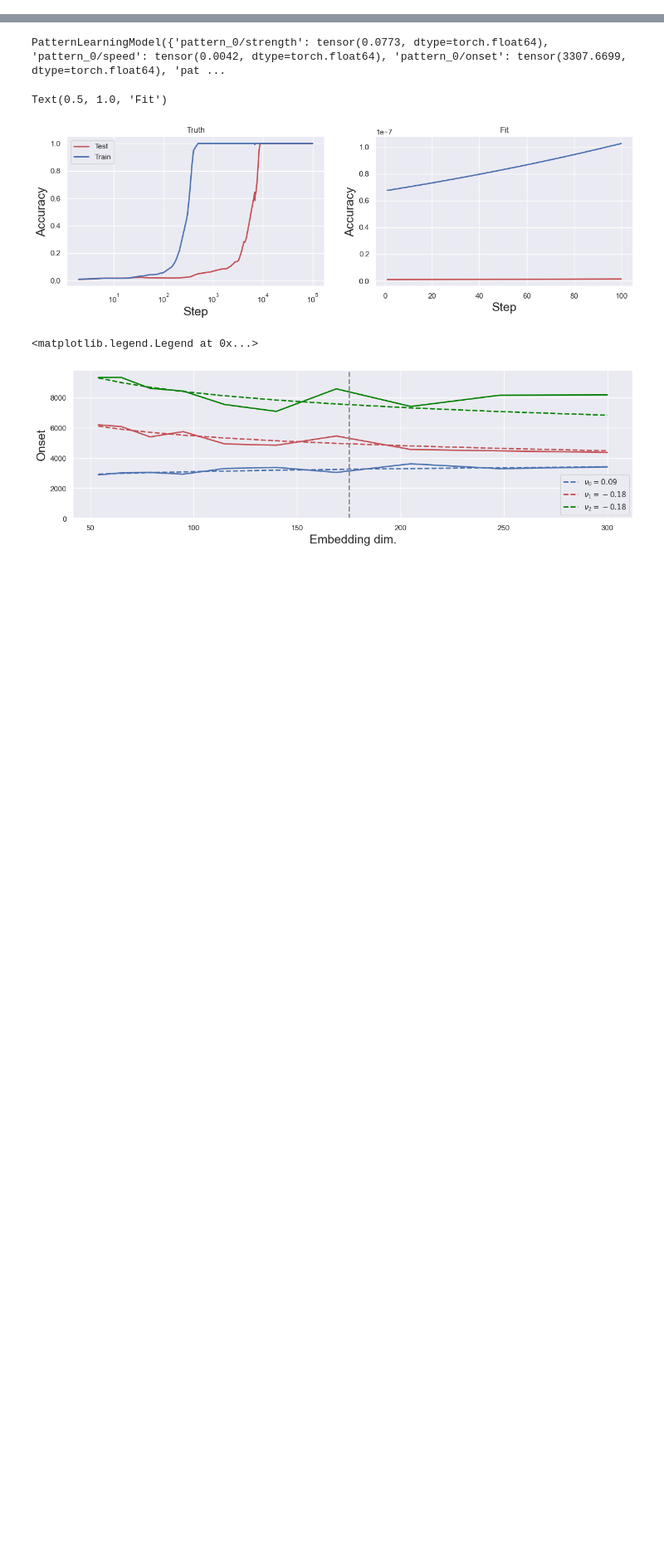
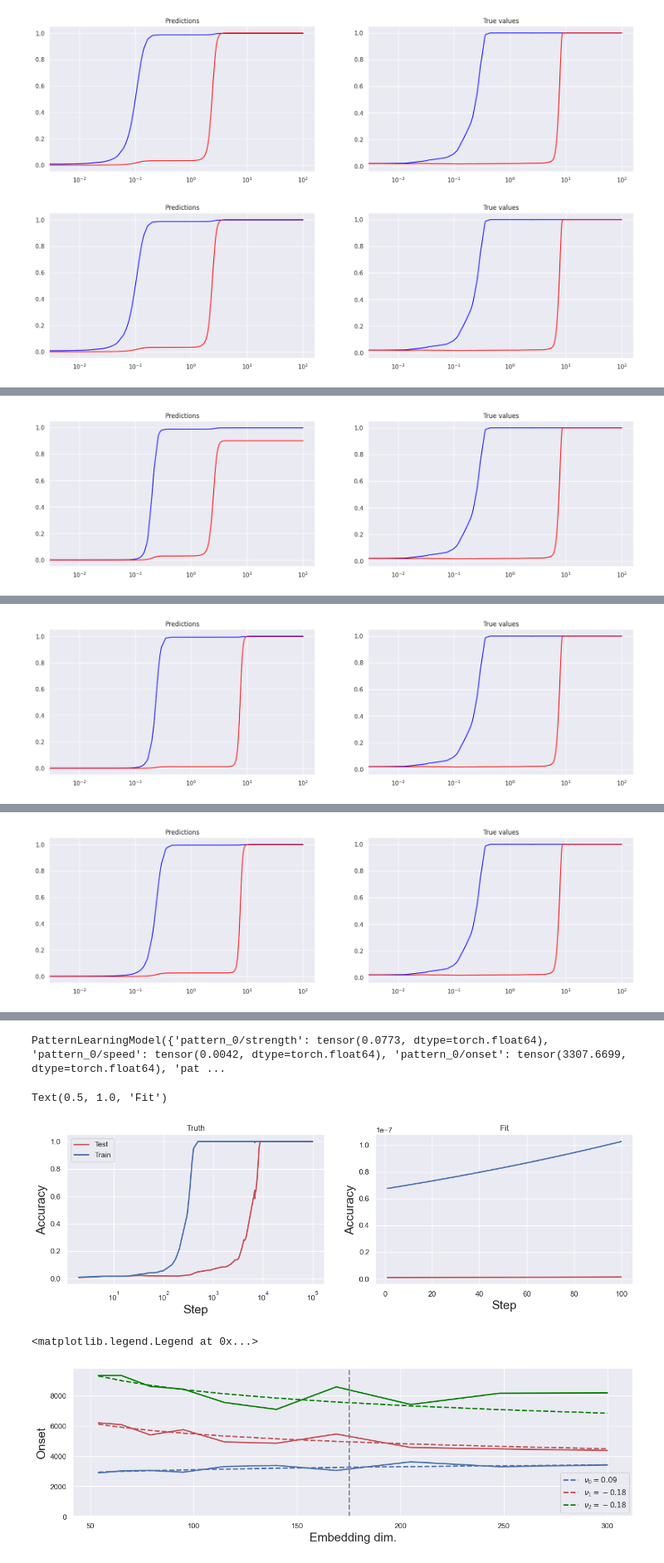
Before and after one commit to jqhoogland/pattern-learning, a Jupyter notebook: toy_models/fit_the_model-2.ipynb, the cells around one changed output, grey strips where cells are left out. Shown at 83% size. Saved outputs shown, nothing was run; the diff lists cells and outputs as text; code cells hidden in the pictures; blank space fills up the shorter version.

```diff
--- a/toy_models/fit_the_model-2.ipynb
+++ b/toy_models/fit_the_model-2.ipynb
@@ -291,8 +64,5 @@ class PatternLearningModel(nn.Module):
 # %%
-torch.manual_seed(2)
-pl_model = PatternLearningModel(max_time=100.)
-
-def plot_patterns(pl_model, run):
+def plot_patterns(pl_model, run, log=False):
     ts = run["_step"].values
     train_preds = [pl_model(t).detach().numpy() for t in ts]
     test_preds = [pl_model.test(t).detach().numpy() for t in ts]
@@ -310,5 +80,6 @@ def plot_patterns(pl_model, run):
     axes[0].set_title("Predictions")
     axes[1].set_title("True values")
 
-    # axes[0].set_xscale("log")
-    # axes[1].set_xscale("log")
+    if log:
+        axes[0].set_xscale("log")
+        axes[1].set_xscale("log")
@@ -474,0 +112,23 @@ Name: 20, dtype: object
+# %%
+rescaled_run = rescale_run(history, new_max=100., log=False)
+model = PatternLearningModel(num_patterns=2, max_time=100.)
+
+# Initialization
+for i, pattern in enumerate(model.patterns):
+    max_time = 100
+    pattern.onset.data = torch.tensor(0.1 * (0.25 * max_time) ** i)
+    pattern.speed.data = torch.tensor((max_time / 2) * 10 ** (-i))
+    # pattern._strength.data = pattern._inv_sigmoid(torch.tensor([.8, 1.0, 1.0][i]))
+    # pattern._generalization.data = torch.log(torch.tensor([.3, 0.01, .69][i]))
+
+
+def callback(x):
+    plot_patterns(x, rescaled_run, log=True)
+    plt.show()
+
+callback(model)
+
+model.fit(rescaled_run, lr=0.1, num_epochs=500, callback=callback, callback_ivl=100)
+# %% [output]
+[figure, added]
+[figure, added]
@@ -474,0 +136 @@ Name: 20, dtype: object
+[figure, added]
@@ -474,0 +154 @@ Name: 20, dtype: object
+[figure, added]
@@ -474,0 +172 @@ Name: 20, dtype: object
+[figure, added]
```
Also changed, not shown: parts of 16 cells of this notebook, 10 other files.
